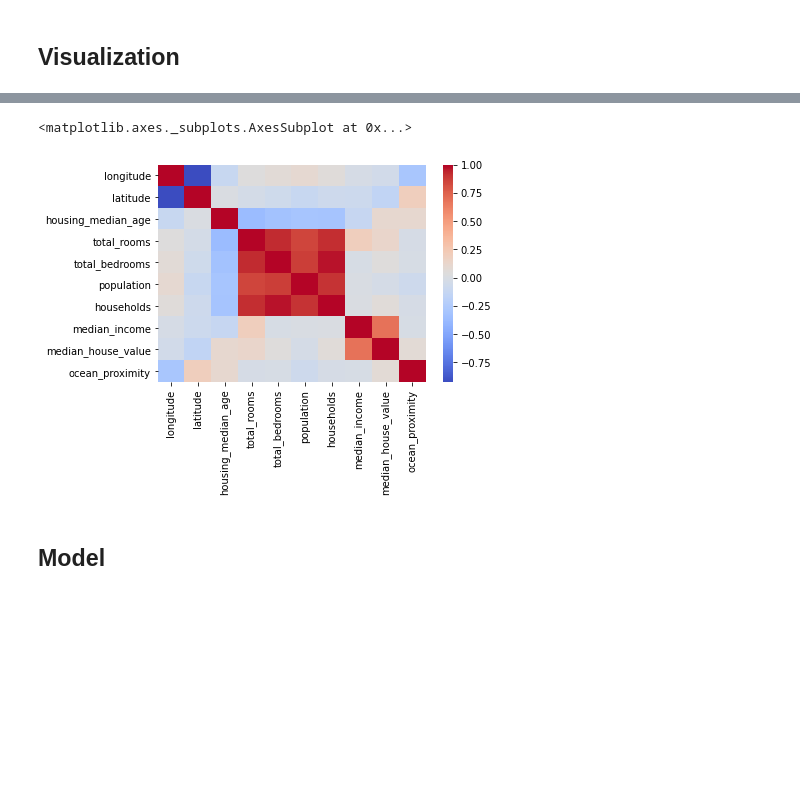
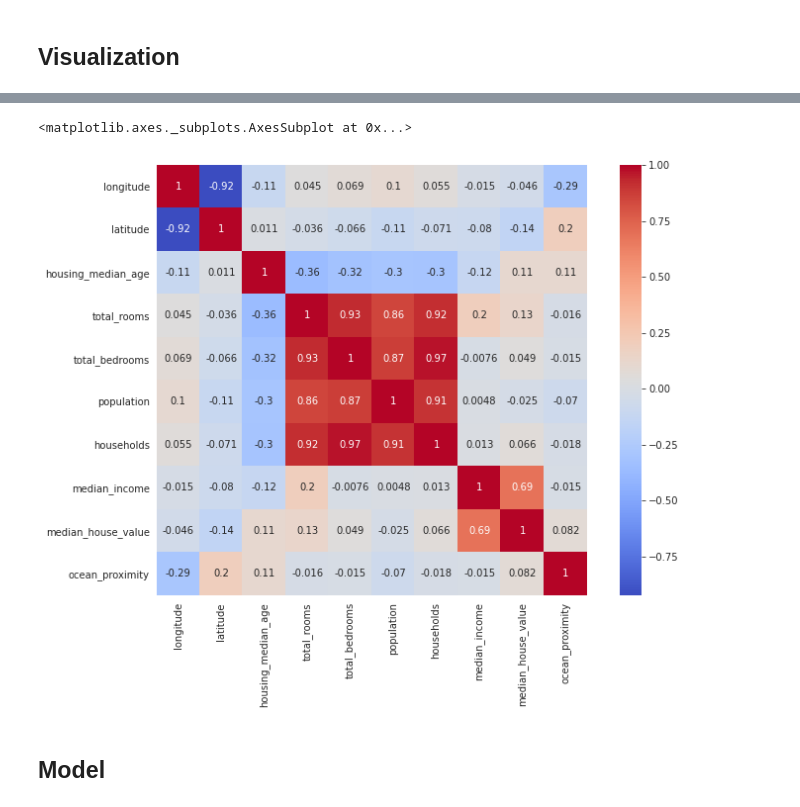
Before and after one commit to truongthuanr/self-learning-project, a Jupyter notebook: 01_house_price_predict.ipynb, the cells around one changed output, grey strips where cells are left out. Cells and saved outputs as stored; diff of their text form; code cells hidden in the pictures; blank space fills up the shorter version.

```diff
--- a/01_house_price_predict.ipynb
+++ b/01_house_price_predict.ipynb
@@ -150,11 +152,12 @@ corr_matrix
 | median_income | -0.015176 | -0.079809 | -0.119034 | 0.198050 | -0.007617 | 0.004834 | 0.013033 | ... |
 | median_house_value | -0.045967 | -0.144160 | 0.105623 | 0.134153 | 0.049457 | -0.024650 | 0.065843 | ... |
 | ocean_proximity | -0.289779 | 0.200974 | 0.112468 | -0.015693 | -0.014631 | -0.070282 | -0.018186 | ... |
-# %%
-sns.heatmap(corr_matrix,cmap="coolwarm")
-# %% [output]
-<matplotlib.axes._subplots.AxesSubplot at 0x...>
-[figure, removed]
+# %%
+fig, axe = plt.subplots(figsize=(12,8))
+sns.heatmap(corr_matrix,cmap="coolwarm",annot=True,square=True)
+# %% [output]
+<matplotlib.axes._subplots.AxesSubplot at 0x...>
+[figure, added]
 # %% [markdown]
 ## Model
 # %%
```
Also changed, not shown: parts of 10 cells of this notebook.
